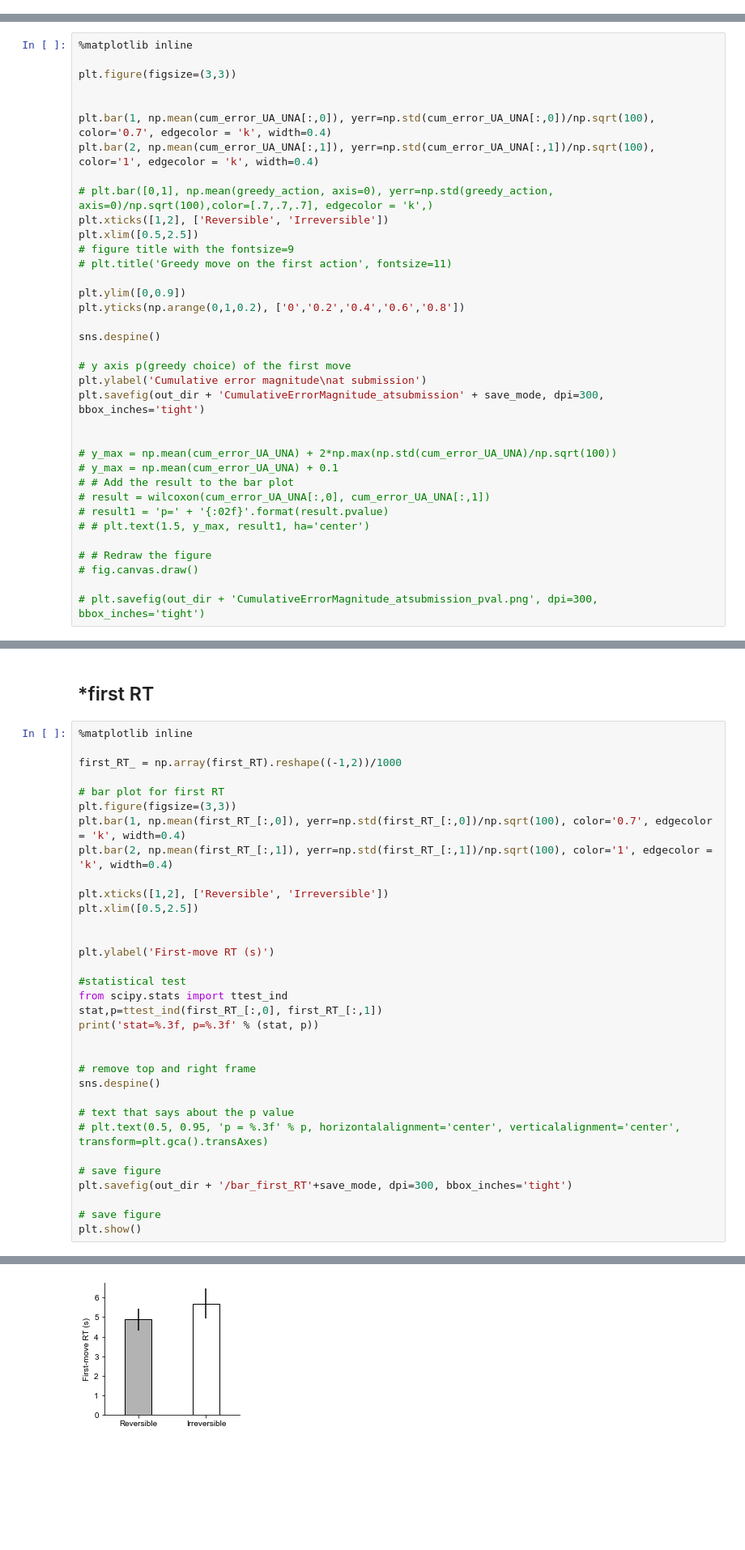
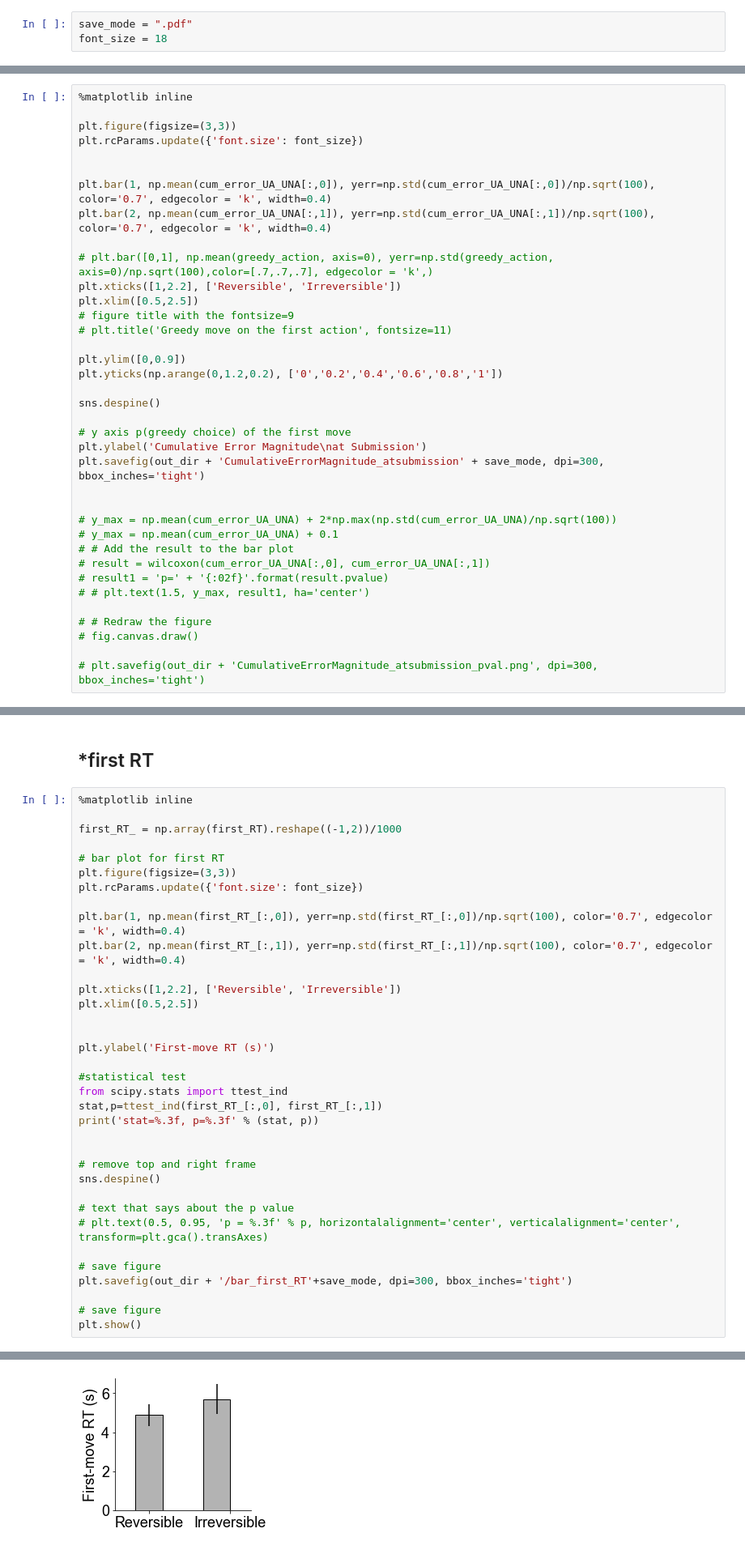
Before and after one commit to sherrybao222/Road_Construction, a Jupyter notebook: analysis/final_analysis/figure_dk_20250125.ipynb, the cells around one changed output, grey strips where cells are left out. Shown at 81% size. Cells and saved outputs as stored; diff of their text form; blank space fills up the shorter version.

Commit message:
ccn 2025 submission!

```diff
--- a/analysis/final_analysis/figure_dk_20250125.ipynb
+++ b/analysis/final_analysis/figure_dk_20250125.ipynb
@@ -26,3 +24,6 @@ save_mode = ".pdf"
+# %%
+save_mode = ".pdf"
+font_size = 18
 # %%
 # import rpy2
 # import rpy2.situation as r_situation
@@ -861,24 +863,25 @@ print("p-value:", result.pvalue)
 %matplotlib inline
 
 plt.figure(figsize=(3,3))
+plt.rcParams.update({'font.size': font_size})
 
 
 plt.bar(1, np.mean(cum_error_UA_UNA[:,0]), yerr=np.std(cum_error_UA_UNA[:,0])/np.sqrt(100), color='0.7', edgecolor = 'k', width=0.4)
-plt.bar(2, np.mean(cum_error_UA_UNA[:,1]), yerr=np.std(cum_error_UA_UNA[:,1])/np.sqrt(100), color='1', edgecolor = 'k', width=0.4)
+plt.bar(2, np.mean(cum_error_UA_UNA[:,1]), yerr=np.std(cum_error_UA_UNA[:,1])/np.sqrt(100), color='0.7', edgecolor = 'k', width=0.4)
 
 # plt.bar([0,1], np.mean(greedy_action, axis=0), yerr=np.std(greedy_action, axis=0)/np.sqrt(100),color=[.7,.7,.7], edgecolor = 'k',)
-plt.xticks([1,2], ['Reversible', 'Irreversible'])
+plt.xticks([1,2.2], ['Reversible', 'Irreversible'])
 plt.xlim([0.5,2.5])
 # figure title with the fontsize=9
 # plt.title('Greedy move on the first action', fontsize=11)
 
 plt.ylim([0,0.9])
-plt.yticks(np.arange(0,1,0.2), ['0','0.2','0.4','0.6','0.8'])
+plt.yticks(np.arange(0,1.2,0.2), ['0','0.2','0.4','0.6','0.8','1'])
 
 sns.despine()
 
 # y axis p(greedy choice) of the first move
-plt.ylabel('Cumulative error magnitude\nat submission')
+plt.ylabel('Cumulative Error Magnitude\nat Submission')
 plt.savefig(out_dir + 'CumulativeErrorMagnitude_atsubmission' + save_mode, dpi=300, bbox_inches='tight')
 
 
@@ -942,36 +945,38 @@ plt.savefig(out_dir + 'CumulativeErrorMagnitude_atfirstmove.png', dpi=300, bbox_
 first_RT_ = np.array(first_RT).reshape((-1,2))/1000
 
 # bar plot for first RT
 plt.figure(figsize=(3,3))
+plt.rcParams.update({'font.size': font_size})
+
 plt.bar(1, np.mean(first_RT_[:,0]), yerr=np.std(first_RT_[:,0])/np.sqrt(100), color='0.7', edgecolor = 'k', width=0.4)
-plt.bar(2, np.mean(first_RT_[:,1]), yerr=np.std(first_RT_[:,1])/np.sqrt(100), color='1', edgecolor = 'k', width=0.4)
+plt.bar(2, np.mean(first_RT_[:,1]), yerr=np.std(first_RT_[:,1])/np.sqrt(100), color='0.7', edgecolor = 'k', width=0.4)
 
-plt.xticks([1,2], ['Reversible', 'Irreversible'])
+plt.xticks([1,2.2], ['Reversible', 'Irreversible'])
 plt.xlim([0.5,2.5])
 
 
 plt.ylabel('First-move RT (s)')
 
 #statistical test
 from scipy.stats import ttest_ind
 stat,p=ttest_ind(first_RT_[:,0], first_RT_[:,1])
 print('stat=%.3f, p=%.3f' % (stat, p))
 
 
 # remove top and right frame
 sns.despine()
 
 # text that says about the p value
 # plt.text(0.5, 0.95, 'p = %.3f' % p, horizontalalignment='center', verticalalignment='center', transform=plt.gca().transAxes)
 
 # save figure
 plt.savefig(out_dir + '/bar_first_RT'+save_mode, dpi=300, bbox_inches='tight')
 
 # save figure
 plt.show()
 # %% [output]
 stat=-5.825, p=0.000
-[figure, old version]
+[figure, new version]
 # %% [markdown]
 ## But only for undo option is not used
 # %% [raw]
```
Also changed, not shown: parts of 8 cells of this notebook, 12 other files.
